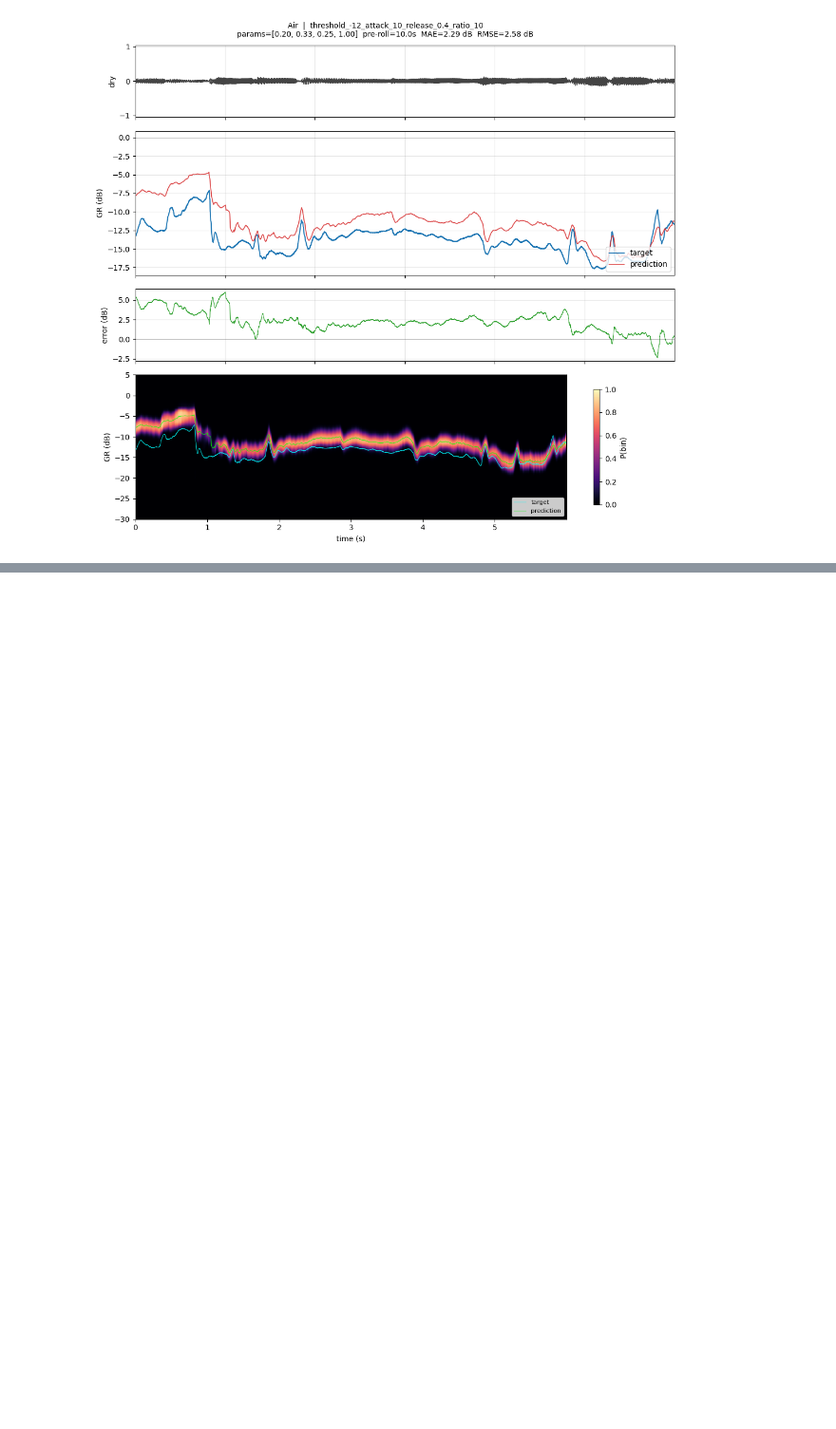
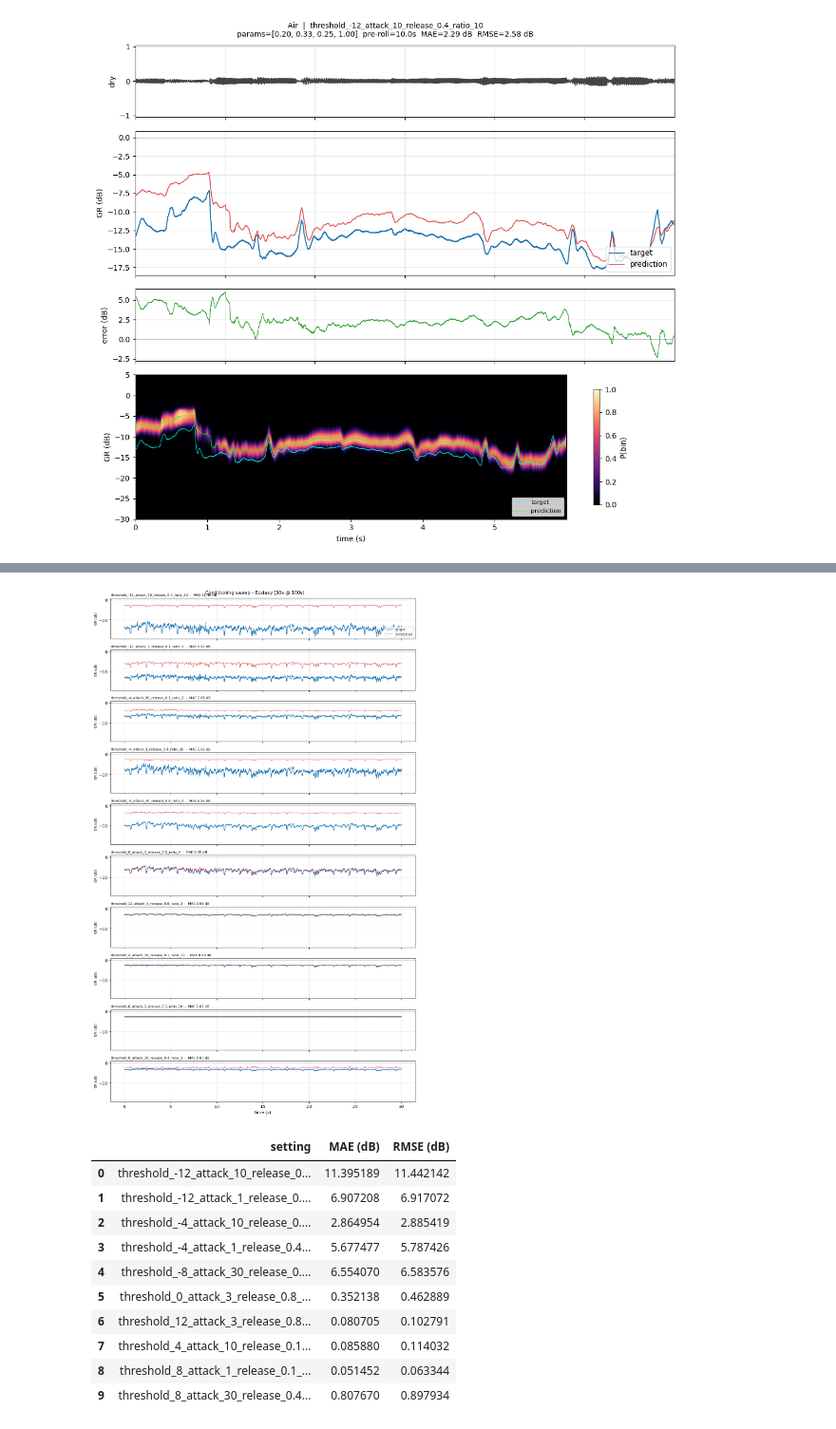
Before and after one commit to 5aola/Virtual-Analogue-Compressor-Modelling, a Jupyter notebook: 05_conditioning/eval_lstm_tfilm_gr_bins.ipynb, the cells around one changed output, grey strips where cells are left out. Shown at 95% size. Cells and saved outputs as stored; diff of their text form; code cells hidden in the pictures; blank space fills up the shorter version.

```diff
--- a/05_conditioning/eval_lstm_tfilm_gr_bins.ipynb
+++ b/05_conditioning/eval_lstm_tfilm_gr_bins.ipynb
@@ -374,0 +389,16 @@ sweep_curves, sweep_df = conditioning_sweep(start_sec=30.0, duration_sec=60.0)
+# %%
+# Conditioning sweep: validation song through all 10 settings
+sweep_curves, sweep_df = conditioning_sweep(start_sec=100.0, duration_sec=30.0)
+# %% [output]
+[figure, added]
+|  | setting | MAE (dB) | RMSE (dB) |
+| 0 | threshold_-12_attack_10_release_0... | 11.395189 | 11.442142 |
+| 1 | threshold_-12_attack_1_release_0.... | 6.907208 | 6.917072 |
+| 2 | threshold_-4_attack_10_release_0.... | 2.864954 | 2.885419 |
+| 3 | threshold_-4_attack_1_release_0.4... | 5.677477 | 5.787426 |
+| 4 | threshold_-8_attack_30_release_0.... | 6.554070 | 6.583576 |
+| 5 | threshold_0_attack_3_release_0.8_... | 0.352138 | 0.462889 |
+| 6 | threshold_12_attack_3_release_0.8... | 0.080705 | 0.102791 |
+| 7 | threshold_4_attack_10_release_0.1... | 0.085880 | 0.114032 |
+| 8 | threshold_8_attack_1_release_0.1_... | 0.051452 | 0.063344 |
+| 9 | threshold_8_attack_30_release_0.4... | 0.807670 | 0.897934 |
```
Also changed, not shown: parts of 10 cells of this notebook, 4 other files.
